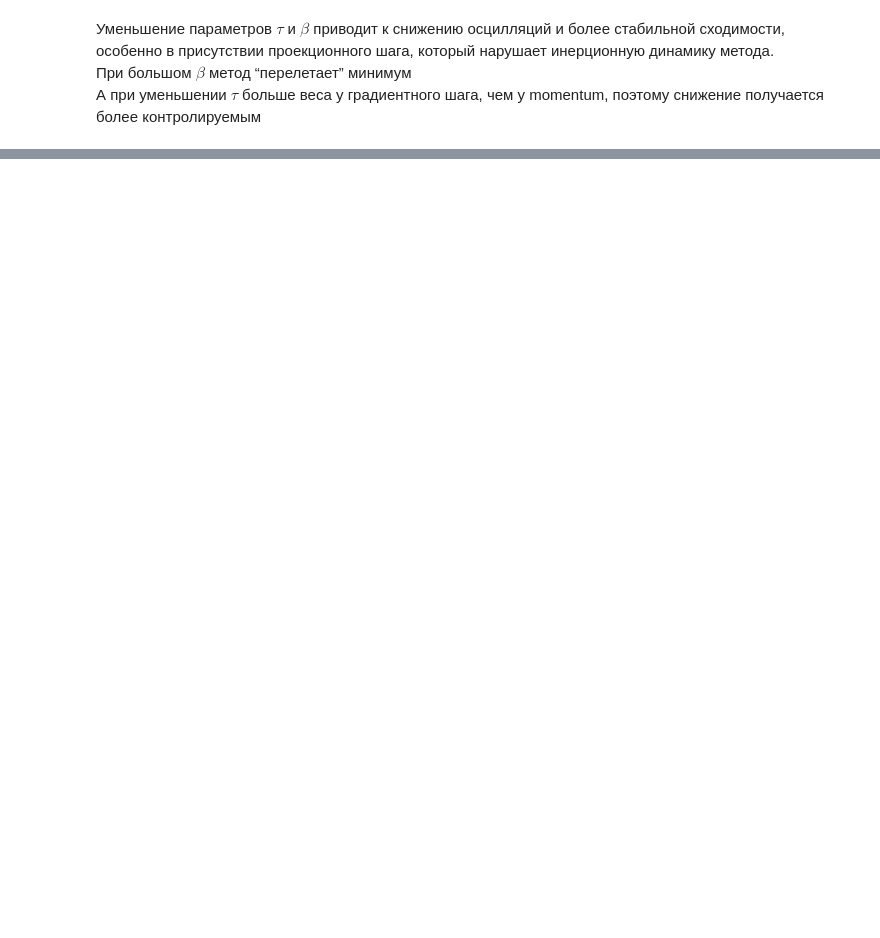
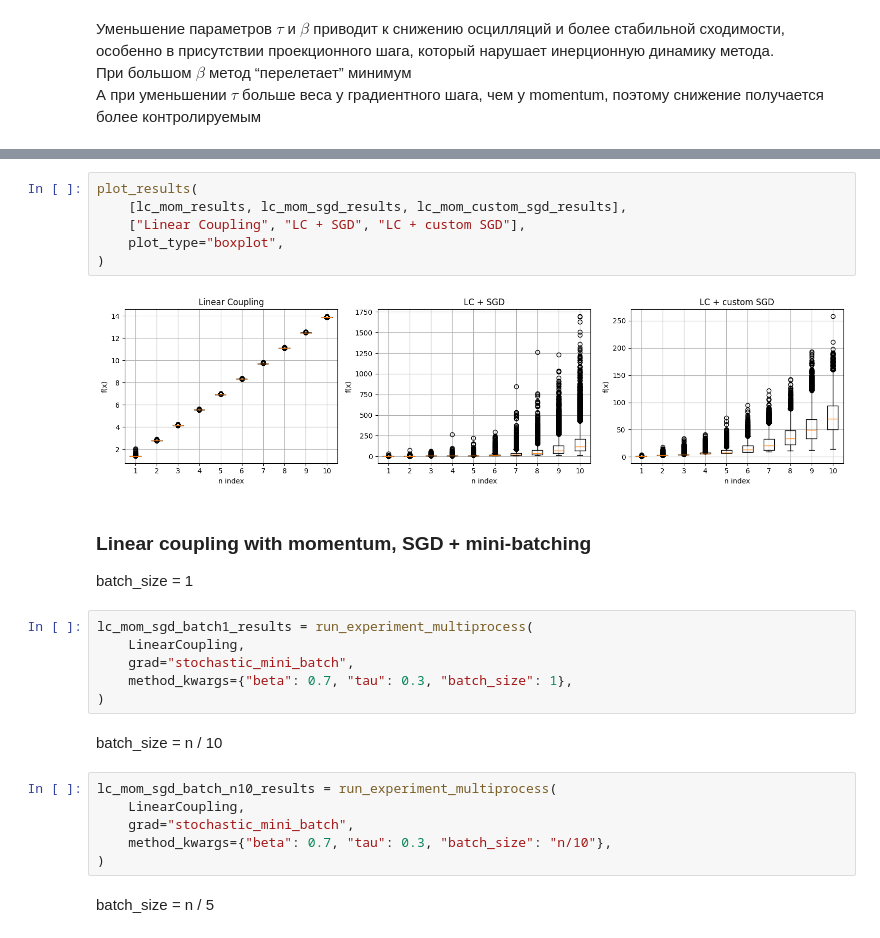
Before and after one commit to owmtgf/IAD_MAG_OptMethods, a Jupyter notebook: LAB2/main.ipynb, the cells around one changed output, grey strips where cells are left out. Drawn from its saved outputs; the diff is of its cells as text; blank space fills up the shorter version.

```diff
--- a/LAB2/main.ipynb
+++ b/LAB2/main.ipynb
@@ -867,0 +1237,28 @@ plot_scaling(lc_mom_sgd_results)
+# %%
+plot_results(
+    [lc_mom_results, lc_mom_sgd_results, lc_mom_custom_sgd_results],
+    ["Linear Coupling", "LC + SGD", "LC + custom SGD"],
+    plot_type="boxplot",
+)
+# %% [output]
+[figure, added]
+# %% [markdown]
+### Linear coupling with momentum, SGD + mini-batching
+
+batch_size = 1
+# %%
+lc_mom_sgd_batch1_results = run_experiment_multiprocess(
+    LinearCoupling,
+    grad="stochastic_mini_batch",
+    method_kwargs={"beta": 0.7, "tau": 0.3, "batch_size": 1},
+)
+# %% [markdown]
+batch_size = n / 10
+# %%
+lc_mom_sgd_batch_n10_results = run_experiment_multiprocess(
+    LinearCoupling,
+    grad="stochastic_mini_batch",
+    method_kwargs={"beta": 0.7, "tau": 0.3, "batch_size": "n/10"},
+)
+# %% [markdown]
+batch_size = n / 5
```
Also changed, not shown: parts of 77 cells of this notebook.
